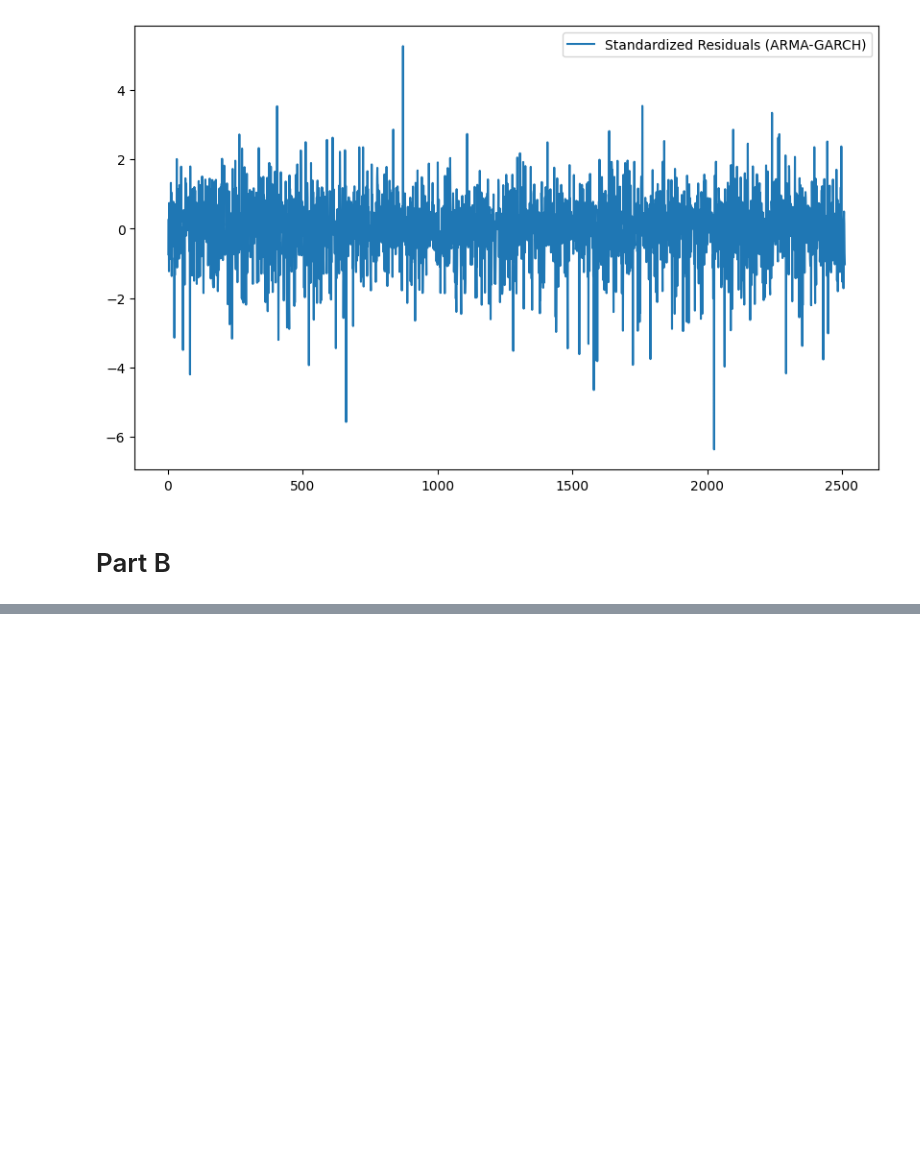
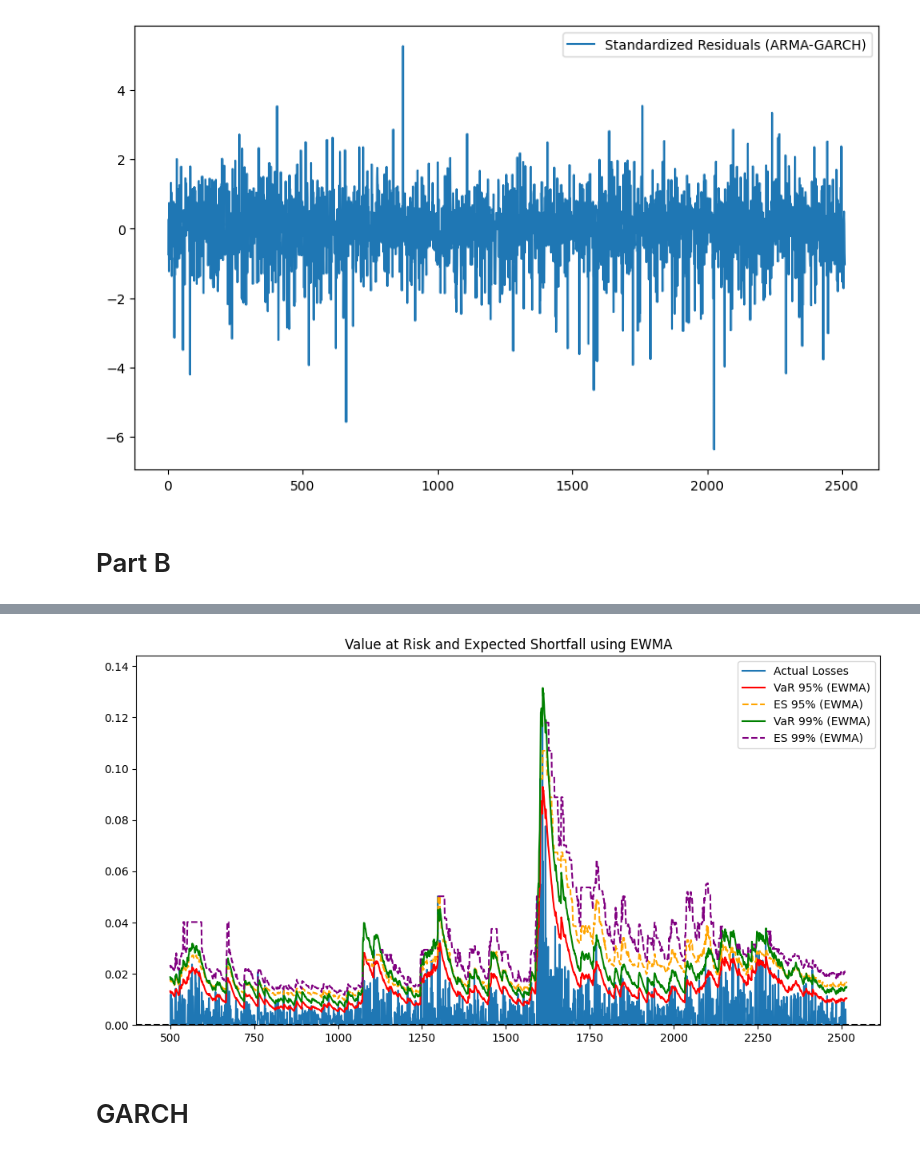
Before and after one commit to iliasra/QuantitativeRiskManagement, a Jupyter notebook: coursework1.ipynb, the cells around one changed output, grey strips where cells are left out. Drawn from its saved outputs; the diff is of its cells as text; code cells hidden in the pictures; blank space fills up the shorter version.

Commit message:
HS + EWMA

```diff
--- a/coursework1.ipynb
+++ b/coursework1.ipynb
@@ -154,0 +280,17 @@ Covariance estimator: robust
+# %%
+# Plotting the VaR estimates and the actual losses
+plt.figure(figsize=(12,6))
+plt.plot(dfB.index[window_size:], dfB['loss'].iloc[window_size:], label='Actual Losses')
+plt.plot(dfB.index[window_size:], var_ewma, label='VaR 95% (EWMA)', color='red')
+plt.plot(dfB.index[window_size:], ef_ewma_95, label='ES 95% (EWMA)', color='orange', linestyle='--')
+plt.plot(dfB.index[window_size:], var_ewma_99, label='VaR 99% (EWMA)', color='green')
+plt.plot(dfB.index[window_size:], ef_ewma_99, label='ES 99% (EWMA)', color='purple', linestyle='--')
+plt.axhline(0, color='black', linestyle='--')
+plt.title('Value at Risk and Expected Shortfall using EWMA')
+plt.ylim(0)
+plt.legend()
+plt.show()
+# %% [output]
+[figure, added]
+# %% [markdown]
+# GARCH
```
Also changed, not shown: parts of 10 cells of this notebook.
